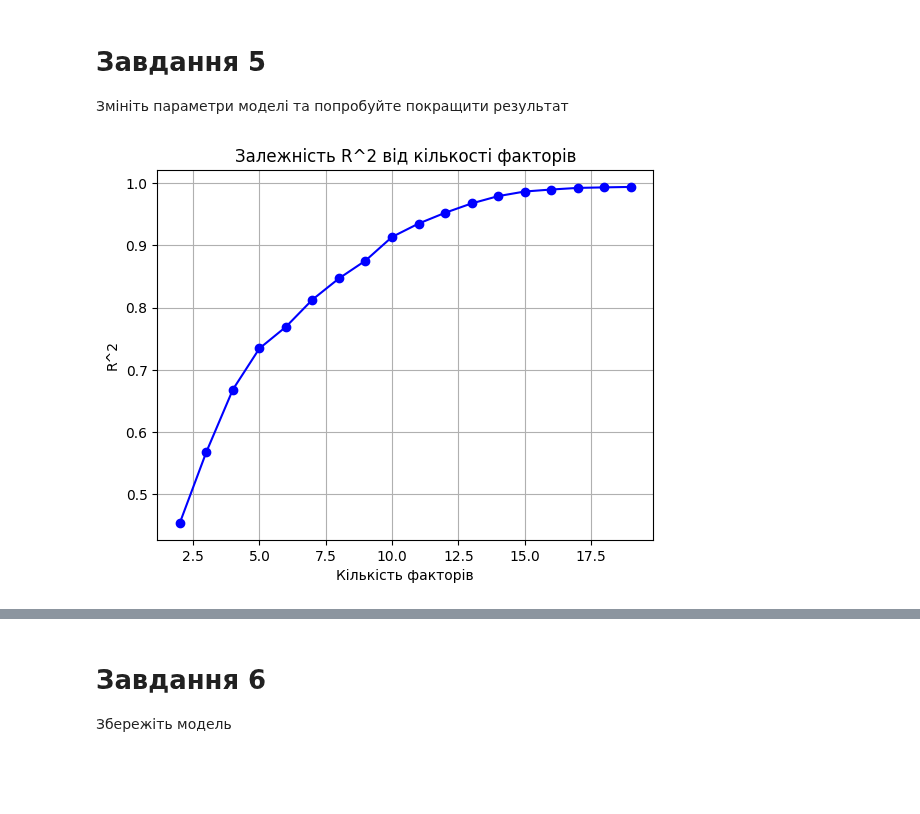
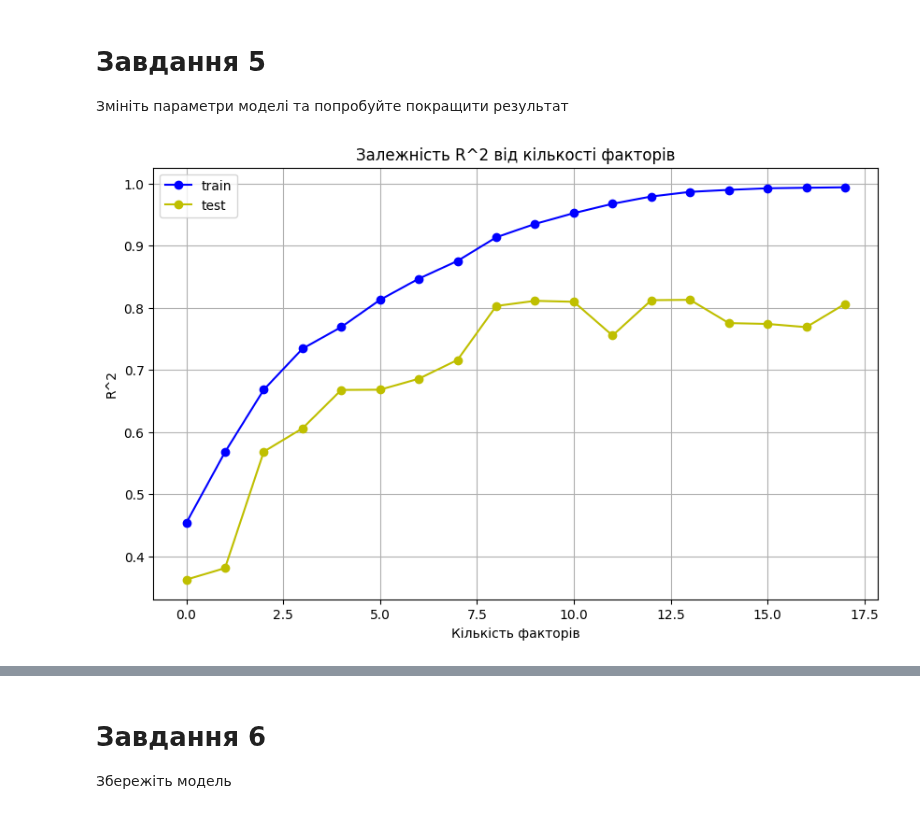
Before and after one commit to VDidyk/AI, a Jupyter notebook: module3/Практика_дерева_рішень.ipynb, the cells around one changed output, grey strips where cells are left out. Saved outputs shown, nothing was run; the diff lists cells and outputs as text; code cells hidden in the pictures; blank space fills up the shorter version.

```diff
--- a/module3/Практика_дерева_рішень.ipynb
+++ b/module3/Практика_дерева_рішень.ipynb
@@ -179,23 +181,25 @@ all_metrics
 # %%
 import matplotlib.pyplot as plt
 
-r2 = []
+r2_train = []
+r2_test = []
 
 for i in range(2,20):
   model = create_model(i)
   model.fit(X_train, y_train)
   y_pred= model.predict(X_train)
 
-  r2.append((i,metrics.r2_score(y_train, y_pred)))
+  r2_train.append(metrics.r2_score(y_train, y_pred))
+  r2_test.append(metrics.r2_score(y_test, model.predict(X_test)))
 
-X, Y = zip(*r2)
-
-plt.plot(X, Y, marker='o', linestyle='-', color='b')
-plt.title('Залежність R^2 Train від кількості факторів')
+plt.figure(figsize=(10, 6))
+plt.plot(r2_train, marker='o', linestyle='-', color='b', label='train')
+plt.plot(r2_test, marker='o', linestyle='-', color='y', label='test')
+plt.title('Залежність R^2 від кількості факторів')
 plt.xlabel('Кількість факторів')
 plt.ylabel('R^2')
+plt.legend()
 plt.grid(True)
-
 plt.show()
 # %% [output]
-[figure, old version]
+[figure, new version]
```
Also changed, not shown: parts of 2 cells of this notebook.
